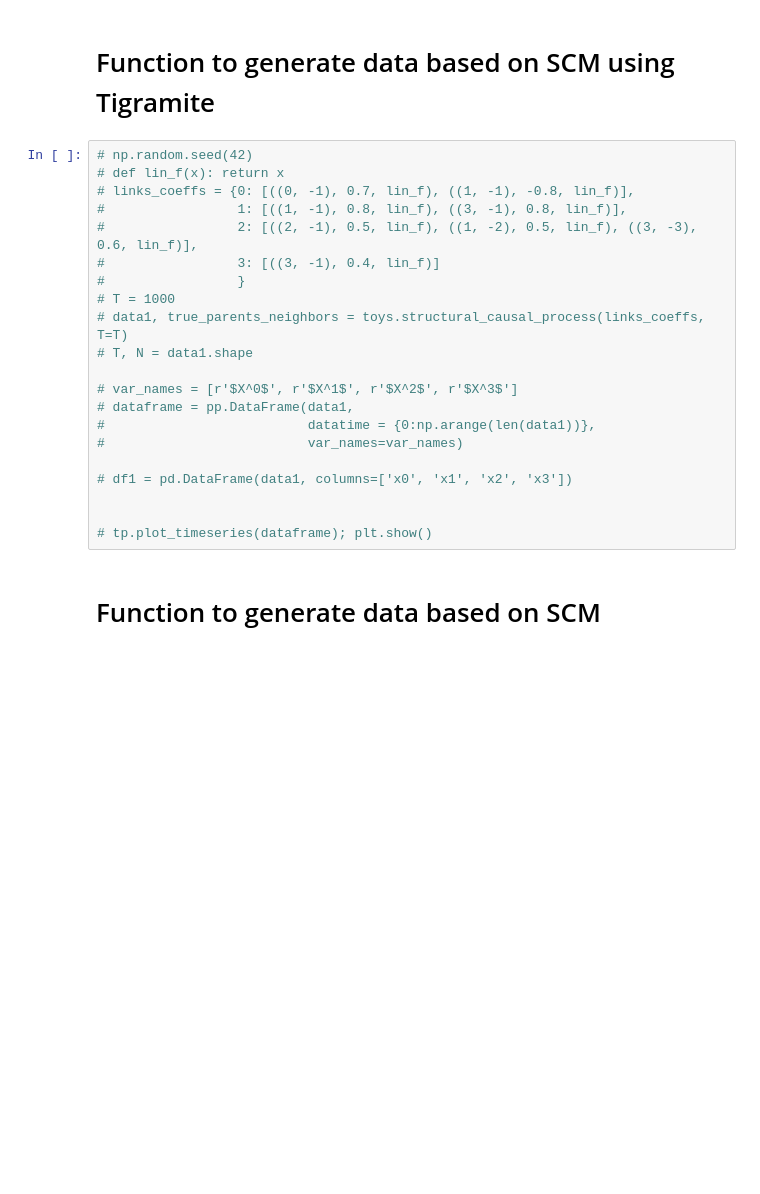
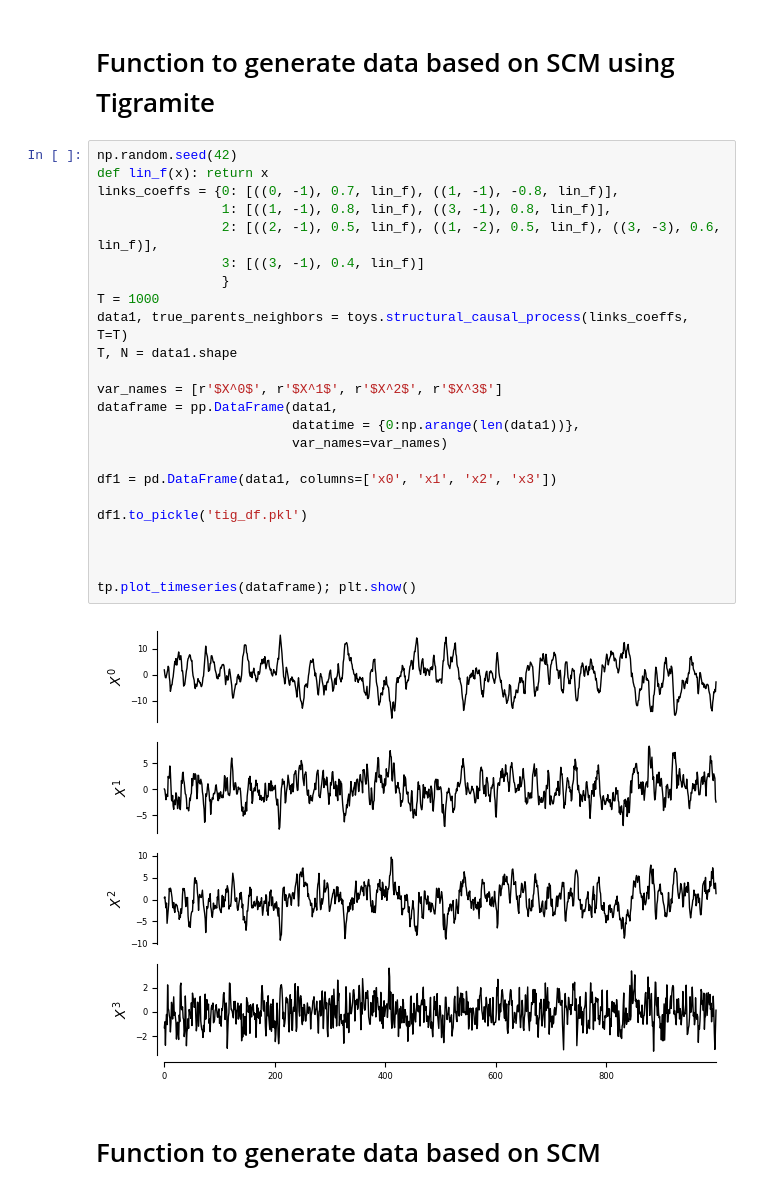
Before and after one commit to chaudhary-vivek/ts_causal, a Jupyter notebook: scm_data_generator.ipynb, the cells around one changed output. Saved outputs shown, nothing was run; the diff lists cells and outputs as text; blank space fills up the shorter version.

```diff
--- a/scm_data_generator.ipynb
+++ b/scm_data_generator.ipynb
@@ -9,26 +9,31 @@ import pickle
 # %% [markdown]
 # Function to generate data based on SCM using Tigramite
 # %%
-# np.random.seed(42)
-# def lin_f(x): return x
-# links_coeffs = {0: [((0, -1), 0.7, lin_f), ((1, -1), -0.8, lin_f)],
-#                 1: [((1, -1), 0.8, lin_f), ((3, -1), 0.8, lin_f)],
-#                 2: [((2, -1), 0.5, lin_f), ((1, -2), 0.5, lin_f), ((3, -3), 0.6, lin_f)],
-#                 3: [((3, -1), 0.4, lin_f)]
-#                 }
-# T = 1000
-# data1, true_parents_neighbors = toys.structural_causal_process(links_coeffs, T=T)
-# T, N = data1.shape
+np.random.seed(42)
+def lin_f(x): return x
+links_coeffs = {0: [((0, -1), 0.7, lin_f), ((1, -1), -0.8, lin_f)],
+                1: [((1, -1), 0.8, lin_f), ((3, -1), 0.8, lin_f)],
+                2: [((2, -1), 0.5, lin_f), ((1, -2), 0.5, lin_f), ((3, -3), 0.6, lin_f)],
+                3: [((3, -1), 0.4, lin_f)]
+                }
+T = 1000
+data1, true_parents_neighbors = toys.structural_causal_process(links_coeffs, T=T)
+T, N = data1.shape
 
-# var_names = [r'$X^0$', r'$X^1$', r'$X^2$', r'$X^3$']
-# dataframe = pp.DataFrame(data1,
-#                          datatime = {0:np.arange(len(data1))},
-#                          var_names=var_names)
+var_names = [r'$X^0$', r'$X^1$', r'$X^2$', r'$X^3$']
+dataframe = pp.DataFrame(data1,
+                         datatime = {0:np.arange(len(data1))},
+                         var_names=var_names)
 
-# df1 = pd.DataFrame(data1, columns=['x0', 'x1', 'x2', 'x3'])
+df1 = pd.DataFrame(data1, columns=['x0', 'x1', 'x2', 'x3'])
+
+df1.to_pickle('tig_df.pkl')
 
 
-# tp.plot_timeseries(dataframe); plt.show()
+
+tp.plot_timeseries(dataframe); plt.show()
+# %% [output]
+[figure, added]
 # %% [markdown]
 # Function to generate data based on SCM
 # %%
```
Also changed, not shown: 3 other files.
